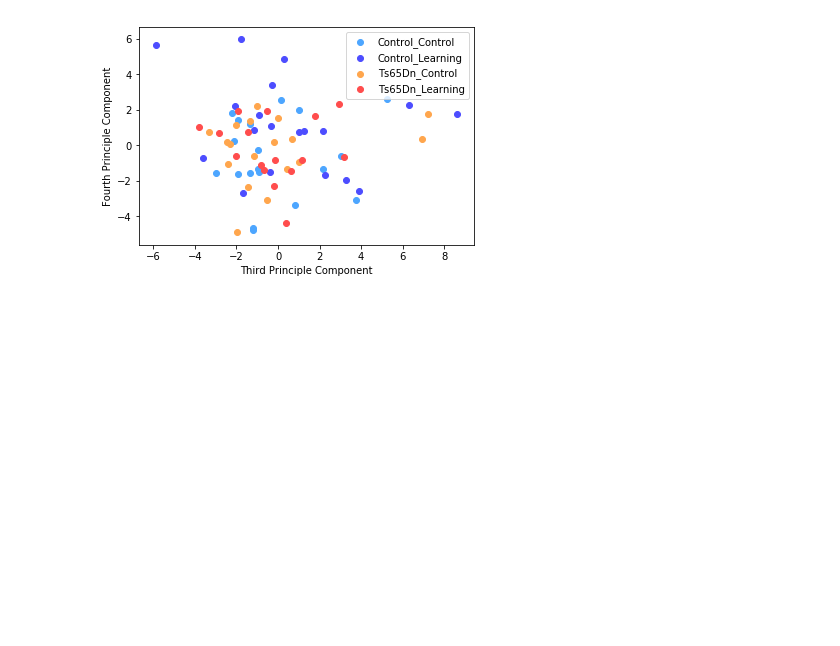
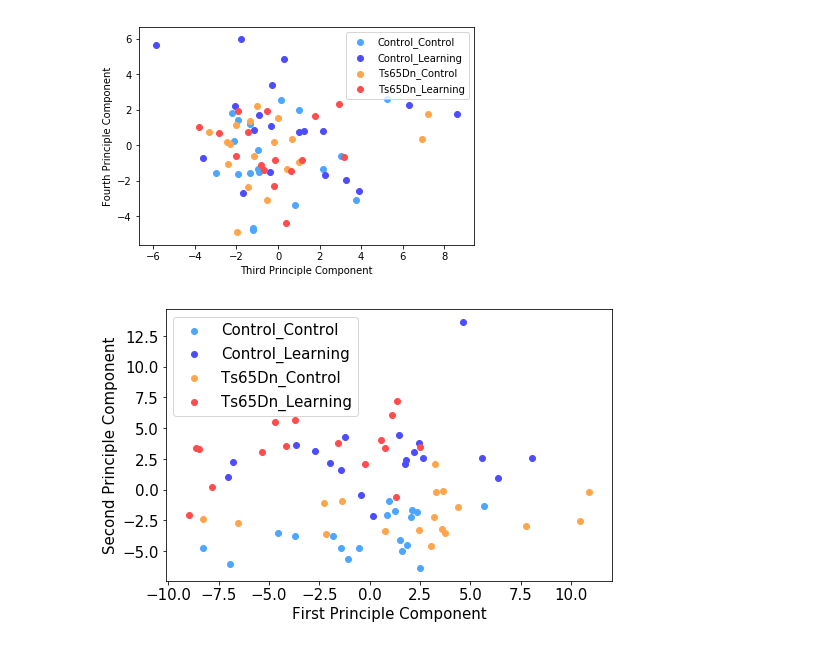
Before and after one commit to Adenordis/Springboard-Capstone-1, a Jupyter notebook: Capstone1_E_Supervised_Part2.ipynb, the cells around one changed output. Cells and saved outputs as stored; diff of their text form; code cells hidden in the pictures; blank space fills up the shorter version.

Commit message:
Added slides to repository

```diff
--- a/Capstone1_E_Supervised_Part2.ipynb
+++ b/Capstone1_E_Supervised_Part2.ipynb
@@ -302,0 +306,17 @@ _ = plt.show()
+# %%
+# Redo PCA plot for slide
+import matplotlib as mpl
+mpl.rcParams['font.size'] = 15
+_ = plt.figure(figsize = (8,5))
+for idx, group in enumerate(group_order4):
+    xi = pc_1[Y.Group4 == group]
+    yi = pc_2[Y.Group4 == group]
+    _ = plt.scatter(xi, yi, color = colors4[idx])
+_ = plt.xlabel('First Principle Component')
+_ = plt.ylabel('Second Principle Component')
+#_ = plt.xlim([-15, 20])
+#_ = plt.ylim([-15, 15])
+_ = plt.legend(group_order4)
+_ = plt.show()
+# %% [output]
+[figure, added]
```
Also changed, not shown: parts of 3 cells of this notebook, 7 other files.
